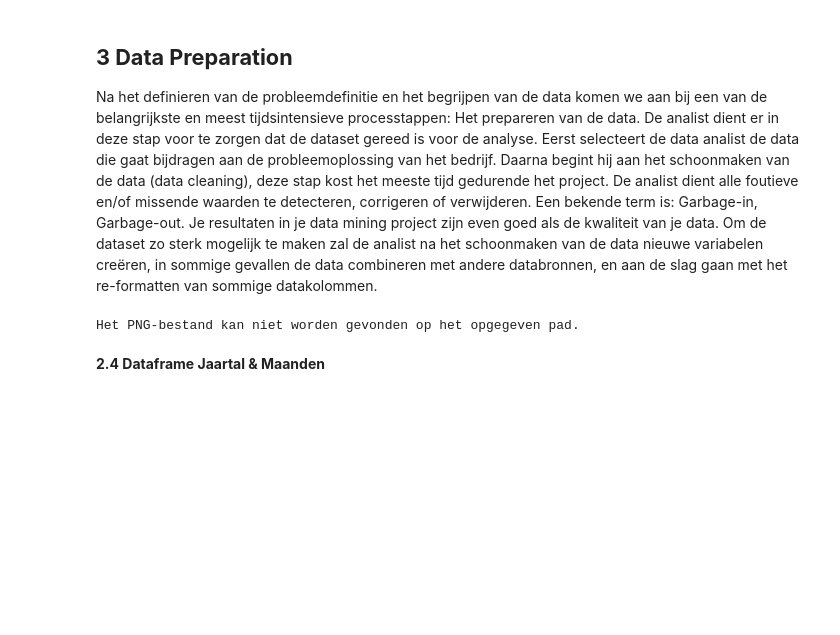
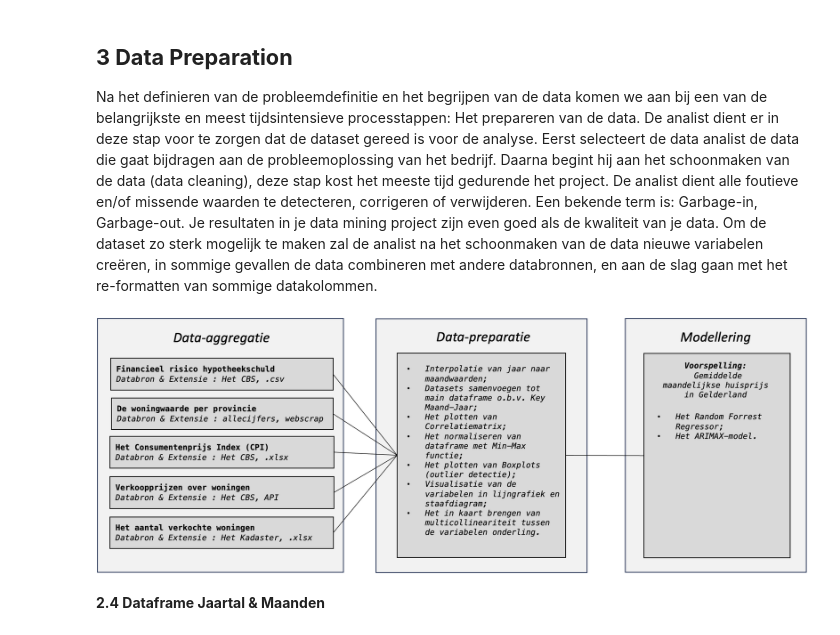
Before and after one commit to y-anwari/Invloeden_op_huizenprijs, a Jupyter notebook: Invloeden_op_Huizenmarkt.ipynb, the cells around one changed output. Saved outputs shown, nothing was run; the diff lists cells and outputs as text; code cells hidden in the pictures; blank space fills up the shorter version.

```diff
--- a/Invloeden_op_Huizenmarkt.ipynb
+++ b/Invloeden_op_Huizenmarkt.ipynb
@@ -109,21 +107,21 @@ image.show()
 # %%
 import matplotlib.pyplot as plt
+from IPython.display import Image, display
 import os
 
-# Het nieuwe pad naar het PNG-bestand
-bestand_pad = os.path.join('Nieuwe_Mappen', 'Het_Onderzoekmodel.png')
+# Het weergeven van het onderzoeksmodel
+
+# Het pad naar het PNG-bestand
+bestand_pad = os.path.join('Datasets/Origineel/Het Onderzoekmodel.png')
 
 # Controleren of het bestand bestaat
 if os.path.exists(bestand_pad):
-    # Laden en weergeven van het PNG-bestand
-    afbeelding = plt.imread(bestand_pad)
-    plt.imshow(afbeelding)
-    plt.axis('off')
-    plt.show()
+    # De afbeelding weergeven in de Markdown-cel
+    display(Image(filename=bestand_pad))
 else:
     print("Het PNG-bestand kan niet worden gevonden op het opgegeven pad.")
 # %% [output]
-Het PNG-bestand kan niet worden gevonden op het opgegeven pad.
+[figure, added]
 # %%
 import pandas as pd
 import numpy as np
```
Also changed, not shown: parts of 3 cells of this notebook, 3 other files.
